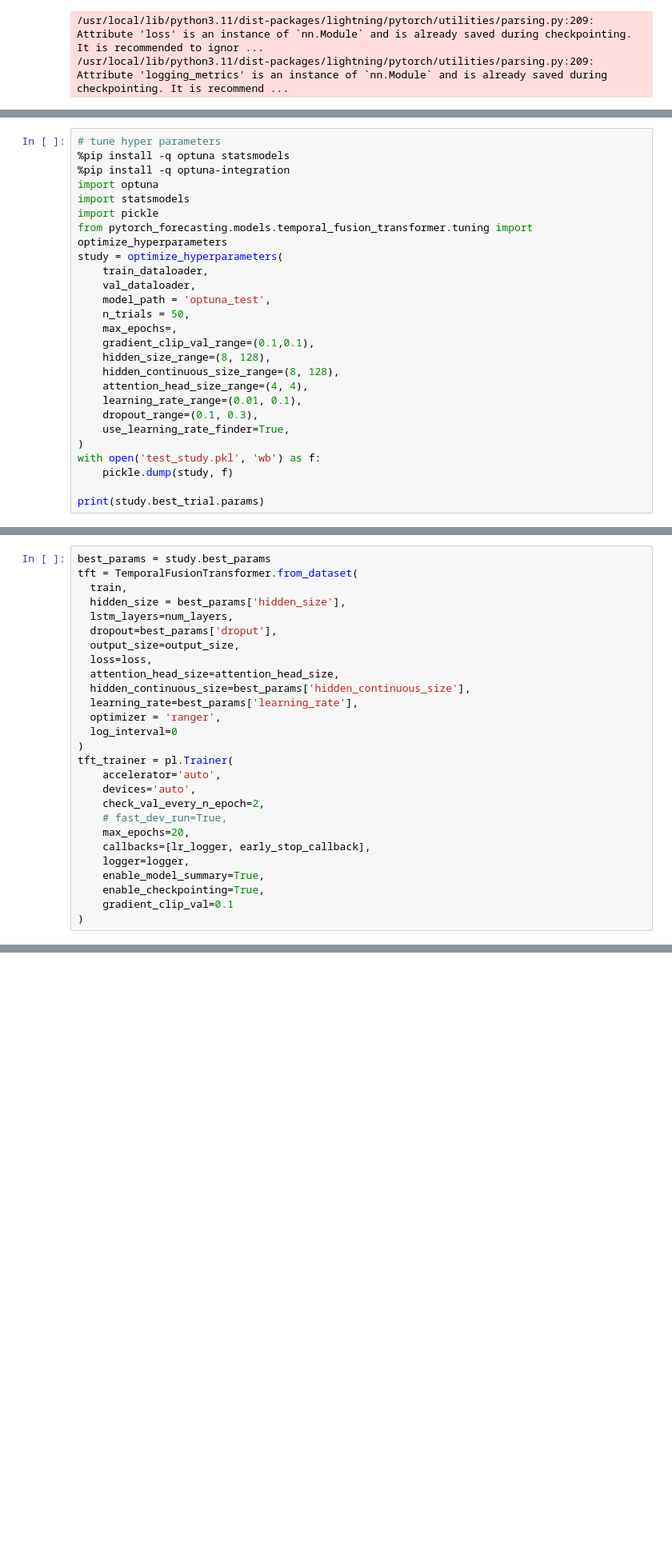
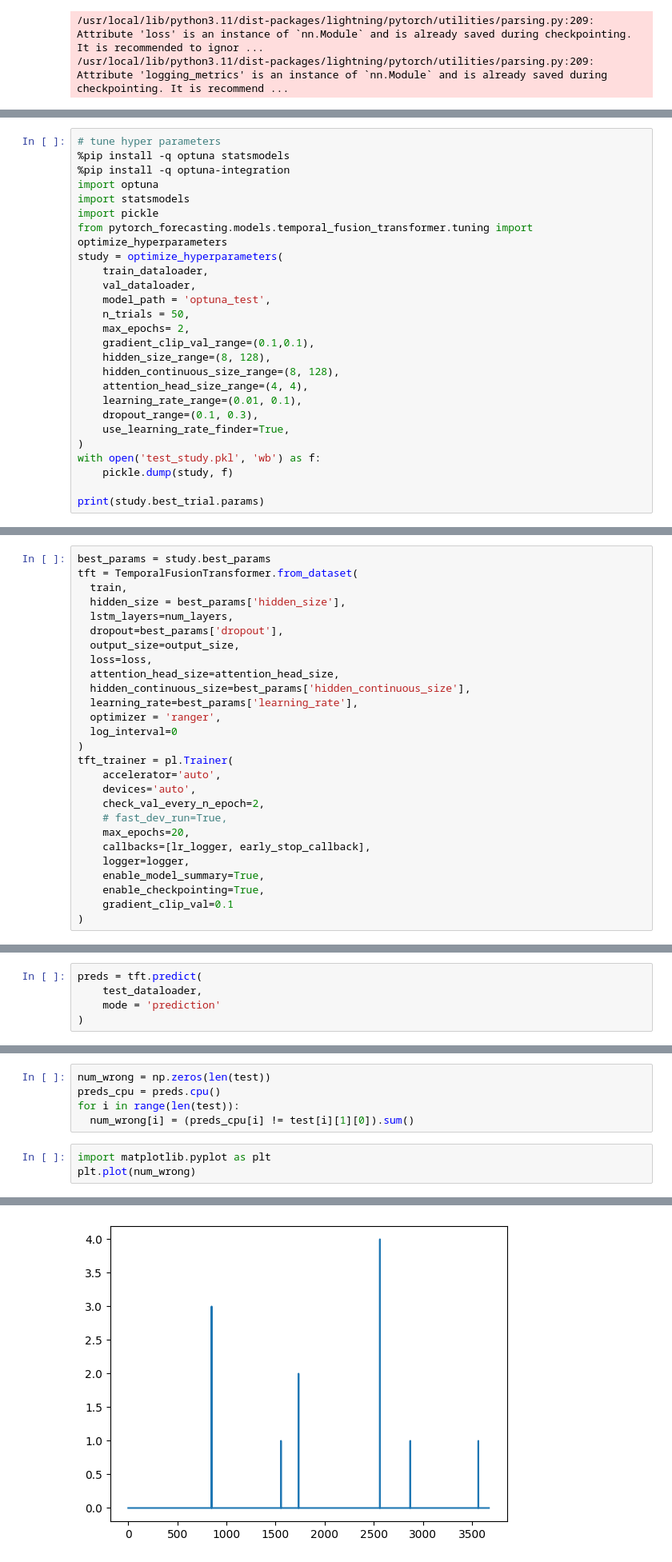
Before and after one commit to andrewlys/ECMA-31330, a Jupyter notebook: Project/Code/nn.ipynb, the cells around one changed output, grey strips where cells are left out. Shown: that part at 80% size. Saved outputs shown, nothing was run; the diff lists cells and outputs as text; blank space fills up the shorter version.

```diff
--- a/Project/Code/nn.ipynb
+++ b/Project/Code/nn.ipynb
@@ -262,7 +262,7 @@ study = optimize_hyperparameters(
     val_dataloader,
     model_path = 'optuna_test',
     n_trials = 50,
-    max_epochs=,
+    max_epochs= 2,
     gradient_clip_val_range=(0.1,0.1),
     hidden_size_range=(8, 128),
     hidden_continuous_size_range=(8, 128),
@@ -283,7 +494,7 @@ tft = TemporalFusionTransformer.from_dataset(
   train,
   hidden_size = best_params['hidden_size'],
   lstm_layers=num_layers,
-  dropout=best_params['droput'],
+  dropout=best_params['dropout'],
   output_size=output_size,
   loss=loss,
   attention_head_size=attention_head_size,
@@ -331,0 +552,5 @@ NameError: name 'exit' is not defined
+# %%
+preds = tft.predict(
+    test_dataloader,
+    mode = 'prediction'
+)
@@ -331,0 +568,9 @@ NameError: name 'exit' is not defined
+# %%
+num_wrong = np.zeros(len(test))
+preds_cpu = preds.cpu()
+for i in range(len(test)):
+  num_wrong[i] = (preds_cpu[i] != test[i][1][0]).sum()
+# %%
+import matplotlib.pyplot as plt
+plt.plot(num_wrong)
+# %% [output]
@@ -331,0 +578 @@ NameError: name 'exit' is not defined
+[figure, added]
```
Also changed, not shown: parts of 8 cells of this notebook.
